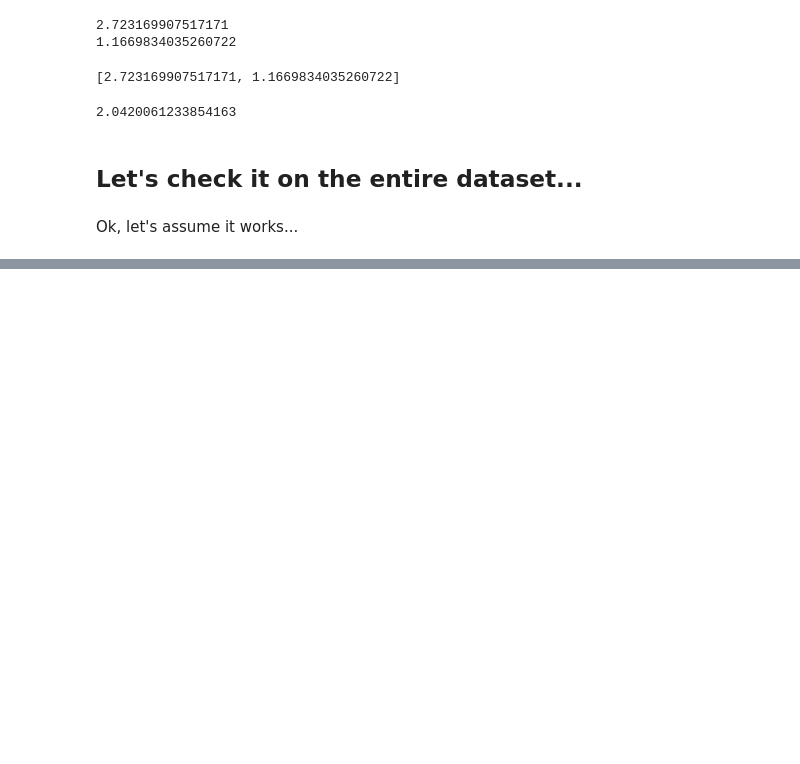
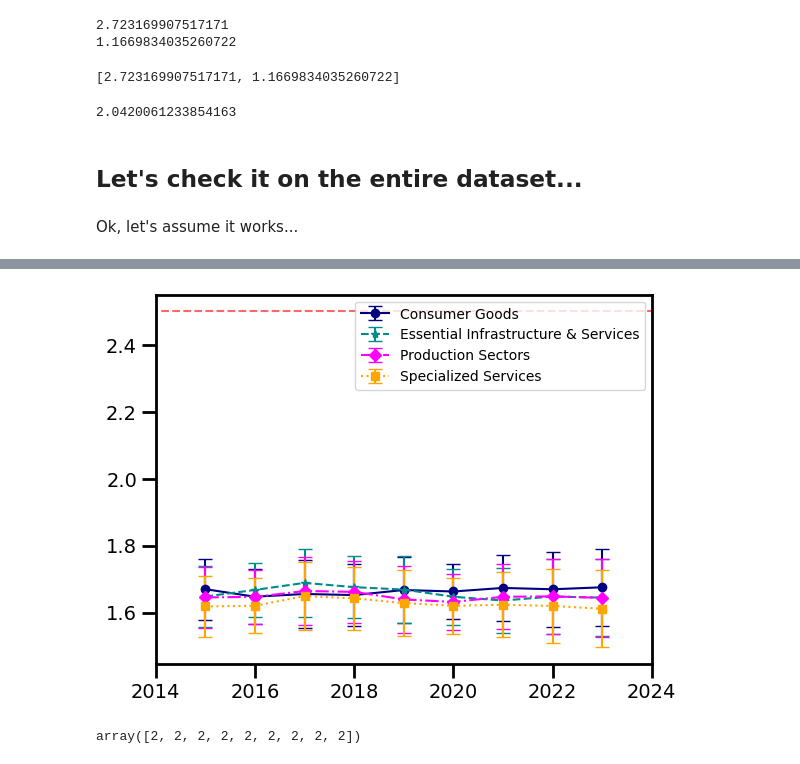
Before and after one commit to fabiosaracco/sdg_repos_advanced, a Jupyter notebook: 4_0_fa_r_vago.ipynb, the cells around one changed output, grey strips where cells are left out. Drawn from its saved outputs; the diff is of its cells as text; code cells hidden in the pictures; blank space fills up the shorter version.

```diff
--- a/4_0_fa_r_vago.ipynb
+++ b/4_0_fa_r_vago.ipynb
@@ -255,0 +344,9 @@ print('Done!')
+# %%
+fafas_concr=np.zeros(17)
+for i_f, file in enumerate(tqdm(fafas_texts_files[:-1])):
+    index=file.split('-')[1]
+    index=int(index.split('_')[0])-1
+    with open(BENCHMARK_FOLDER+file, 'r') as f:
+        _text=f.readline()
+    fafas_concr[index]=text_concreteness(_text)
+    print(f'[{dt.datetime.now():%H:%M:%S}] {index:4}) title={file:22}, concr={fafas_concr[index]:.2f}')
@@ -255,0 +412,30 @@ print('Done!')
+# %%
+avg_concr_per_sec=np.zeros((len(agg_secs.keys()), len(years)))
+std_concr_per_sec=np.zeros((len(agg_secs.keys()), len(years)))
+
+for i_y, year in enumerate(years):
+    output_y=output[output['year']==year]
+    for agg_sec_key in agg_secs.keys():
+        index=ord(agg_sec_key)-ord('A')
+        mysecs=agg_secs[agg_sec_key]['sectors']
+
+        myout=output_y[np.isin(output_y['sector'], mysecs)]['concreteness']
+        avg_concr_per_sec[index, i_y]=np.mean(myout)
+        std_concr_per_sec[index, i_y]=np.std(myout)
+# %%
+for agg_sec_key in agg_secs.keys():
+    agg_sec_info=agg_sec_plots[agg_sec_key]
+    index=ord(agg_sec_key)-ord('A')
+    plt.errorbar(years, avg_concr_per_sec[index], yerr=2*std_concr, label=agg_secs[agg_sec_key]['name'], **agg_sec_info, capsize=5 )
+#plt.errorbar(years, avg_concr, yerr=2*std_concr, ls='-.', label="all companies", color='black')
+plt.hlines(2.5, 2000, 2030, color='r', ls='--', alpha=0.6)
+#plt.ylim(0,5)
+plt.xlim(2014,2024)
+plt.legend()
+plt.show()
+# %% [output]
+[figure, added]
+# %%
+y2
+# %% [output]
+array([2, 2, 2, 2, 2, 2, 2, 2, 2])
```
Also changed, not shown: parts of 36 cells of this notebook, 2 other files.
